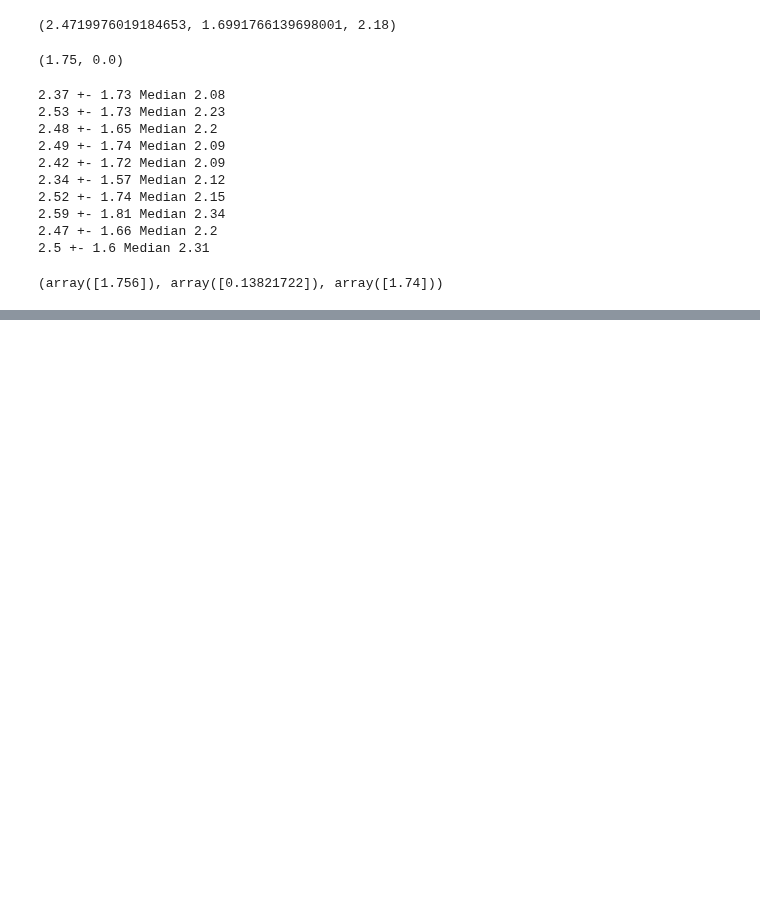
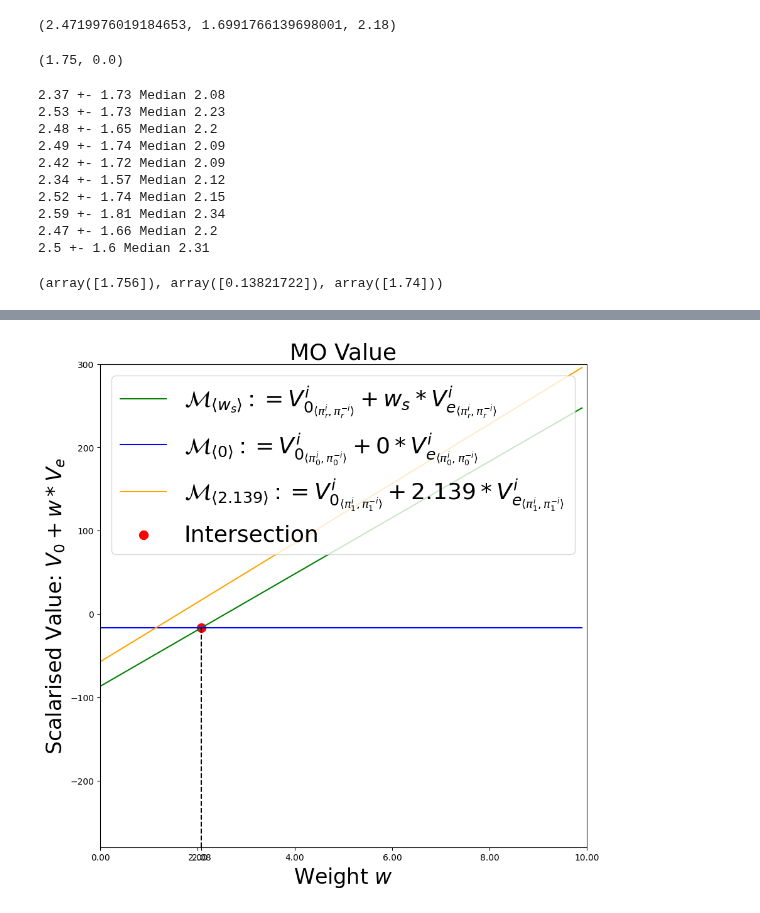
Before and after one commit to maymac00/MAEGG_IPPO, a Jupyter notebook: wes.ipynb, the cells around one changed output, grey strips where cells are left out. Saved outputs shown, nothing was run; the diff lists cells and outputs as text; code cells hidden in the pictures; blank space fills up the shorter version.

```diff
--- a/wes.ipynb
+++ b/wes.ipynb
@@ -195,49 +214,61 @@ import matplotlib.pyplot as plt
 import  matplotlib
 #matplotlib.use("TkAgg")
 
-ref = pd.read_csv(path + folder(1, 1, 20)*2  + "/mo_rewards.csv").to_numpy().reshape(-1, 500, 5, 2).mean(axis=1)[0]
-middle = pd.read_csv(path + folder(1, 1, 10)*2  + "/mo_rewards.csv").to_numpy().reshape(-1, 500, 5, 2).mean(axis=1)[0]
-unet = pd.read_csv(path + folder(0, 1, 0)*2  + "/mo_rewards.csv").to_numpy().reshape(-1, 500, 5, 2).mean(axis=1)[0]
+ref = pd.read_csv(path + folder(1, 0.2, 10)*2  + "/mo_rewards.csv").to_numpy().reshape(-1, 500, 5, 2).mean(axis=1)[0]
+middle = np.array([[-118.304,37.1658],[-355.03,0.],[-383.326,0.46],[-385.756,0.8764],[-4.16686e+02,2.01600e-01]])
+#pd.read_csv(path + folder(1, 0.2, 2.139)*2  + "/mo_rewards.csv").to_numpy().reshape(-1, 500, 5, 2).mean(axis=1)[0]
+unet = pd.read_csv(path + folder(0, 0.2, 0)*2  + "/mo_rewards.csv").to_numpy().reshape(-1, 500, 5, 2).mean(axis=1)[0]
+unet[:,  1] = 0
 
-ref = np.array([[-230.134, 20.5], [-254.629, 0.447], [-100.569, 19.0925], [-217.956, 0.], [-110.72, 17.7443]])
-unet = np.array([[-160.557, 0.5257], [-499.496, 0. ], [-50.38, -0.594], [-498.619, 0. ], [-84.982, -0.364]])
-middle = np.array([[-180.3455, 20.92 ], [-499.496, 0. ], [-50.38, -0.594], [-498.619, 0. ], [-84.982, -0.364]])
 
+# eff 0.2
+db1000we2_656 = np.array([[ 54.1548, -98.874 ],[0.,-312.81],[1.792,-313.972],[1.1922,-347.648 ],[   0.,-320.584]])
+db10we2_674 = np.array([[ 39.3596,-96.708 ],[   0.6258,-351.844 ],[   0.4536,-367.194 ],[   0.4816,-368.3   ],[   0.6692,-326.192 ]])
+db1we2_139 = np.array([[ 35.6776,-57.398 ],[ 5.60000e-02,-3.46056e+02],[ 2.45000e-01,-3.06624e+02],[   1.484,-252.14 ],[ 2.4220e-01,-3.2771e+02]])
+
+# eff 0.4
+db10we1_98 = np.array([])
+
+# eff 0.6
+db10we6_472 = np.array([[  11.249,-103.22 ],[   8.4686,-120.848 ],[  10.8248,-105.646 ],[ 5.18000e-02,-2.32188e+02],[ 1.6940e-01,-2.2364e+02]])
+
+middle = db1we2_139
+middle = np.vstack([middle[:,1], middle[:,0]]).T
 plt.figure(figsize=(10, 10))
 ag = 0
 step = 0.1
 # for ag in mo_value_w10:
 max_weight = 10
 
 x = np.arange(0, max_weight, step)
 w = np.array([np.ones(int(max_weight/step)), np.arange(0, max_weight, step)])
 
 plt.title("MO Value", fontsize=26)
 plt.xlim(0, max_weight)
 plt.ylim(-280, 300)
 plt.plot(x, np.dot(ref[ag], w), c="green", label="$\mathcal{M}_{\langle w_s \\rangle} := V^i_{0_{\langle \pi^i_r, \pi^{-i}_r \\rangle}} + w_s * V^i_{e_{\langle \pi^i_r, \pi^{-i}_r \\rangle}}$ ")
 plt.plot(x, np.dot(unet[ag], w), c="blue", label="$\mathcal{M}_{\langle 0 \\rangle} := V^i_{0_{\langle \pi^i_0, \pi^{-i}_0 \\rangle}} + 0 * V^i_{e_{\langle \pi^i_0, \pi^{-i}_0 \\rangle}}$")
 
 plt.xlabel("Weight $w$", fontsize=24)
 plt.ylabel("Scalarised Value: $V_0 + w * V_e$", fontsize=24)
 if middle is not None:
-    plt.plot(x, np.dot(middle[ag], w), c="orange", label="$\mathcal{M}_{\langle 3.58 \\rangle} := V^i_{0_{\langle \pi^i_1, \pi^{-i}_1 \\rangle}} + 3.58 * V^i_{e_{\langle \pi^i_1, \pi^{-i}_1 \\rangle}}$ ")
-
-
+    plt.plot(x, np.dot(middle[ag], w), c="orange", label="$\mathcal{M}_{\langle 2.139 \\rangle} := V^i_{0_{\langle \pi^i_1, \pi^{-i}_1 \\rangle}} + 2.139 * V^i_{e_{\langle \pi^i_1, \pi^{-i}_1 \\rangle}}$ ")
 
 # Print intersecctions
 inter = get_intersection(unet[ag, 0], unet[ag, 1], ref[ag, 0], ref[ag, 1], max_weight=max_weight)
 inter = [1, inter[0]]
 
 # Plot a red dot on intersection
 plt.scatter(inter[1], np.dot(ref[ag], inter), c="red", s=100, label="Intersection")
 
 # Plot a black dashed line from the intersection to the x axis
 plt.plot([inter[1], inter[1]], [np.dot(ref[ag], inter), -300], c="black", linestyle="--")
 
 # add intersection to x ticks
 plt.xticks(list(plt.xticks()[0]) + [inter[1]])
 plt.legend(fontsize=26, loc="upper left")
 plt.show()
+# %% [output]
+[figure, added]
 # %%
 get_intersection(-180, 30, -100, 0)
```
Also changed, not shown: parts of 8 cells of this notebook.
